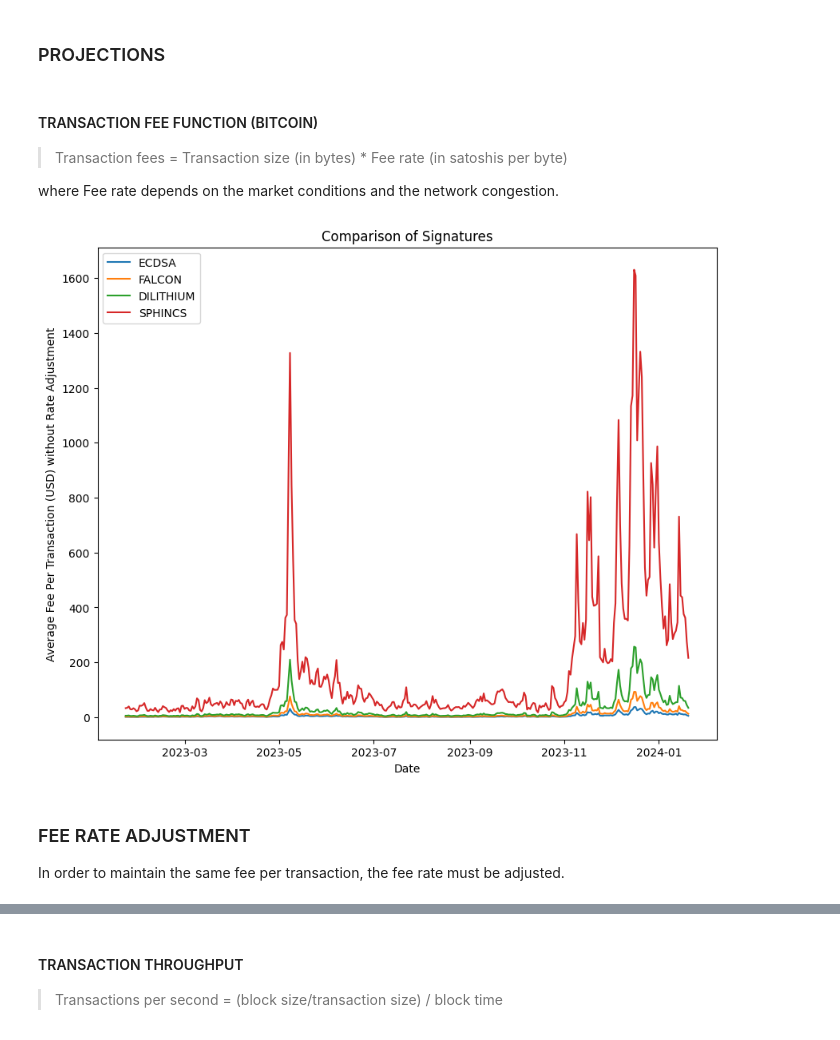
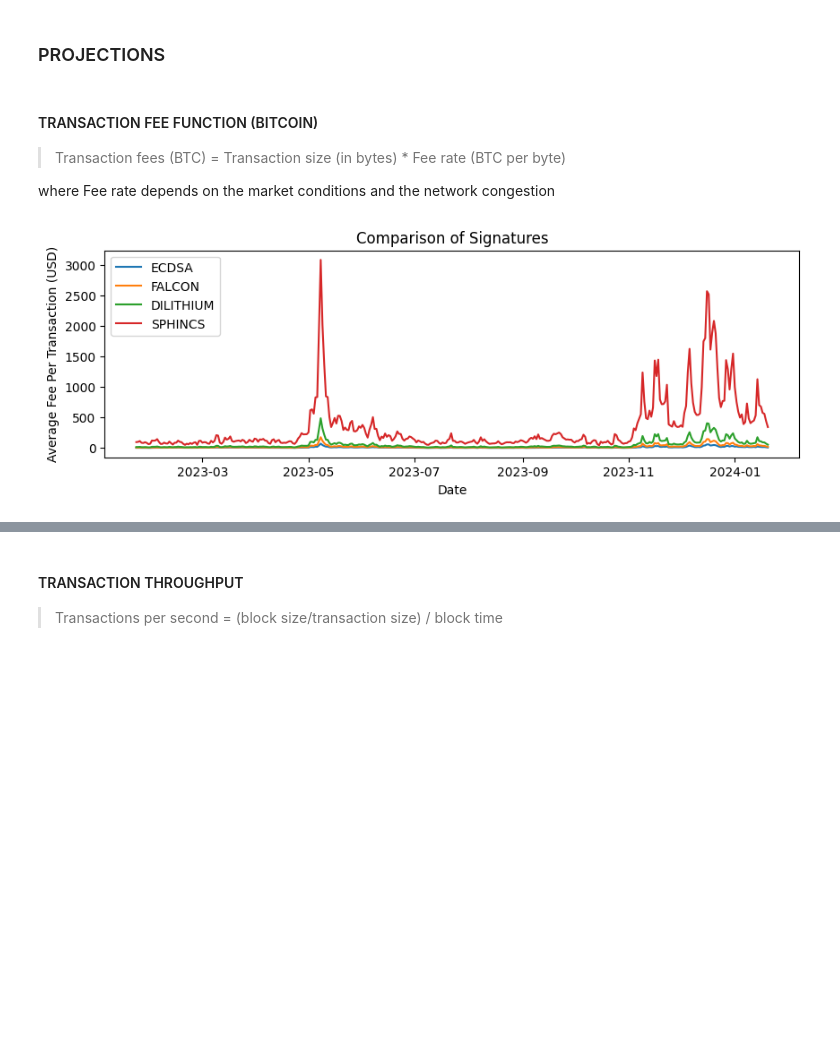
Before and after one commit to ummarikram/Masters-Empirical, a Jupyter notebook: bitcoin.ipynb, the cells around one changed output, grey strips where cells are left out. Saved outputs shown, nothing was run; the diff lists cells and outputs as text; code cells hidden in the pictures; blank space fills up the shorter version.

```diff
--- a/bitcoin.ipynb
+++ b/bitcoin.ipynb
@@ -23,7 +23,7 @@ ECDSA = data.copy()
 
 ECDSA_TPS = tps.copy()
 
-ECDSA.rename(columns = {'n-transactions-per-block': 'NoTxPerBlock', 'avg-block-size': 'AvgBlockSize', 'fees-usd-per-transaction': 'FeePerTx'}, inplace = True)
+ECDSA.rename(columns = {'n-transactions-per-block': 'NoTxPerBlock', 'avg-block-size': 'AvgBlockSize', 'fees-usd-per-transaction': 'FeePerTx', 'market-price': 'MarketPrice'}, inplace = True)
 # %% [markdown]
 #### FEATURE EXTRACTION
 # %%
@@ -110,7 +118,7 @@ Since ECDSA 256-bit is equivalent to AES128, we will focus on Level 1 only.
 def getPQAvgTransactionSize(ECDSATxSize, PQ_SIG_SIZE: int):
 
     # ECDSA (bytes)
-    ECDSA_SIG_SIZE = 71.33 # over the last year around 67% used 71 bytes and 33% used 72 bytes so weighted average is 71.33
+    ECDSA_SIG_SIZE = 72
 
     PQ_TxSize = ECDSATxSize - ECDSA_SIG_SIZE  + PQ_SIG_SIZE
 
@@ -151,8 +159,16 @@ DILITHIUM = pd.DataFrame()
 
 DILITHIUM['AvgTxSize'] = getPQAvgTransactionSize(ECDSA['AvgTxSize'], DILITHIUM_SIG_SIZE)
 
+Ts = ECDSA['NoTxPerBlock'].mean() / (2125 / (DILITHIUM['AvgTxSize'].mean() / 50))
+
+Tv = ECDSA['NoTxPerBlock'].mean() / (8826 / (DILITHIUM['AvgTxSize'].mean() / 50))
+
+DILITHIUM['Power'] = 210 * (86400 / ECDSA['BlockTime'].mean()).__floor__() * (Ts + Tv)
+
+DILITHIUM['Power'] = DILITHIUM['Power'] / 3.6e6
+
 # Max No of Transactions possible in a 4 MB
-DILITHIUM['NoMaxTxPossible'] = (4 * 1000000) / DILITHIUM['AvgTxSize']
+DILITHIUM['NoMaxTxPossible'] = (4 * 1000000) / DILITHIUM['AvgTxSize'].min()
 
-DILITHIUM.describe()
+print(f"Signing Time: {Ts}, Verify Time: {Tv}")
 # %% [output]
@@ -176,8 +184,16 @@ SPHINCS = pd.DataFrame()
 
 SPHINCS['AvgTxSize'] = getPQAvgTransactionSize(ECDSA['AvgTxSize'], SPHINCS_SIG_SIZE)
 
+Ts = ECDSA['NoTxPerBlock'].mean() / (23.84 / (SPHINCS['AvgTxSize'].mean() / 50))
+
+Tv = ECDSA['NoTxPerBlock'].mean() / (402.53 / (SPHINCS['AvgTxSize'].mean() / 50))
+
+SPHINCS['Power'] = 210 * (86400 / ECDSA['BlockTime'].mean()).__floor__() * (Ts + Tv)
+
+SPHINCS['Power'] = SPHINCS['Power'] / 3.6e6
+
 # Max No of Transactions possible in a 4 MB
-SPHINCS['NoMaxTxPossible'] = (4 * 1000000) / SPHINCS['AvgTxSize']
+SPHINCS['NoMaxTxPossible'] = (4 * 1000000) / SPHINCS['AvgTxSize'].min()
 
-SPHINCS.describe()
+print(f"Signing Time: {Ts}, Verify Time: {Tv}")
 # %% [output]
@@ -230,7 +238,7 @@ time‐sensitive applications are Dilithium and Falcon." [Sikeridis et al., 2020
 # %% [markdown]
 #### TRANSACTION FEE FUNCTION (BITCOIN)
 
-> Transaction fees = Transaction size (in bytes) * Fee rate (in satoshis per byte)
+> Transaction fees (BTC) = Transaction size (in bytes) * Fee rate (BTC per byte)
 
-where Fee rate depends on the market conditions and the network congestion.
+where Fee rate depends on the market conditions and the network congestion
 # %%
@@ -240,21 +247,17 @@ DILITHIUM['FeePerTx'] = DILITHIUM['AvgTxSize'] * ECDSA['AvgFeeRate']
 SPHINCS['FeePerTx'] = SPHINCS['AvgTxSize'] * ECDSA['AvgFeeRate']
 # %%
 # Plot data from all three DataFrames
-plt.figure(figsize=(10, 8))
+plt.figure(figsize=(10, 3))
 
-plt.plot(ECDSA['Date'], ECDSA['FeePerTx'], label='ECDSA')
-plt.plot(ECDSA['Date'], FALCON['FeePerTx'], label='FALCON')
-plt.plot(ECDSA['Date'], DILITHIUM['FeePerTx'], label='DILITHIUM')
-plt.plot(ECDSA['Date'], SPHINCS['FeePerTx'], label='SPHINCS')
+plt.plot(ECDSA['Date'], ECDSA['FeePerTx'] * 65994 , label='ECDSA')
+plt.plot(ECDSA['Date'], FALCON['FeePerTx'] * 65994 , label='FALCON')
+plt.plot(ECDSA['Date'], DILITHIUM['FeePerTx'] * 65994 , label='DILITHIUM')
+plt.plot(ECDSA['Date'], SPHINCS['FeePerTx'] * 65994 , label='SPHINCS')
 
 plt.xlabel('Date')
-plt.ylabel('Average Fee Per Transaction (USD) without Rate Adjustment')
+plt.ylabel('Average Fee Per Transaction (USD)')
 plt.title('Comparison of Signatures')
 plt.legend()
 plt.show()
 # %% [output]
-[figure, old version]
+[figure, new version]
-# %% [markdown]
-### FEE RATE ADJUSTMENT
-
-In order to maintain the same fee per transaction, the fee rate must be adjusted.
```
Also changed, not shown: parts of 9 cells of this notebook, 24 other files.
